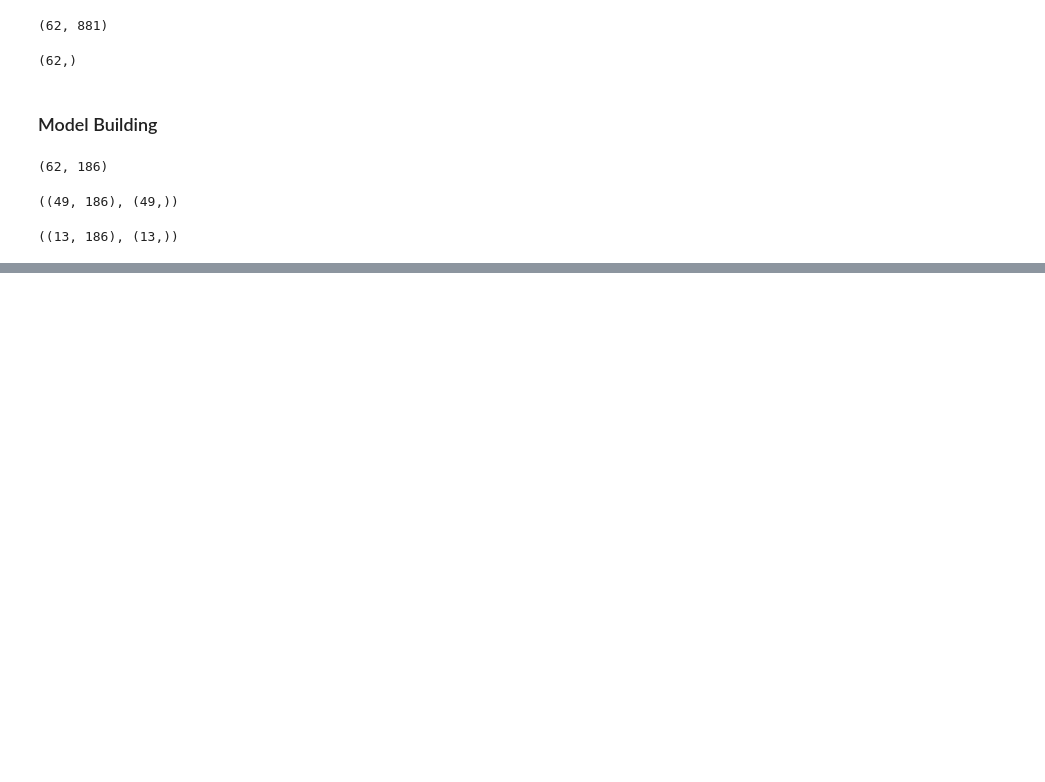
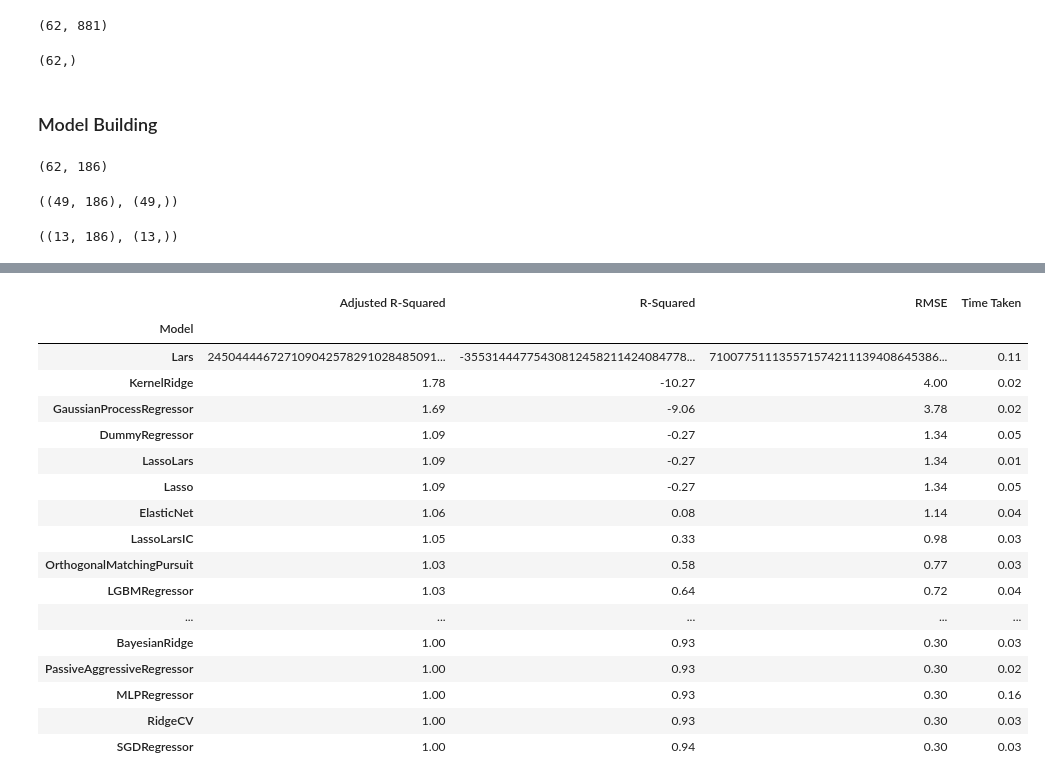
Before and after one commit to galib96/drug-discovery-ml, a Jupyter notebook: Bioinformatics_Drug_Discovery_Using_Machine_Learning.ipynb, the cells around one changed output, grey strips where cells are left out. Saved outputs shown, nothing was run; the diff lists cells and outputs as text; code cells hidden in the pictures; blank space fills up the shorter version.

```diff
--- a/Bioinformatics_Drug_Discovery_Using_Machine_Learning.ipynb
+++ b/Bioinformatics_Drug_Discovery_Using_Machine_Learning.ipynb
@@ -540,0 +550,26 @@ x_test.shape, y_test.shape
+# %%
+from lazypredict.Supervised import LazyRegressor
+
+clf = LazyRegressor(verbose=0, ignore_warnings=True, custom_metric=None)
+train, test = clf.fit(x_train, x_test, y_train, y_test)
+# %%
+train
+# %% [output]
+|  | Adjusted R-Squared | R-Squared | RMSE | Time Taken |
+| Model |  |  |  |  |
+| Lars | 245044446727109042578291028485091... | -35531444775430812458211424084778... | 710077511135571574211139408645386... | 0.11 |
+| KernelRidge | 1.78 | -10.27 | 4.00 | 0.02 |
+| GaussianProcessRegressor | 1.69 | -9.06 | 3.78 | 0.02 |
+| DummyRegressor | 1.09 | -0.27 | 1.34 | 0.05 |
+| LassoLars | 1.09 | -0.27 | 1.34 | 0.01 |
+| Lasso | 1.09 | -0.27 | 1.34 | 0.05 |
+| ElasticNet | 1.06 | 0.08 | 1.14 | 0.04 |
+| LassoLarsIC | 1.05 | 0.33 | 0.98 | 0.03 |
+| OrthogonalMatchingPursuit | 1.03 | 0.58 | 0.77 | 0.03 |
+| LGBMRegressor | 1.03 | 0.64 | 0.72 | 0.04 |
+| ... | ... | ... | ... | ... |
+| BayesianRidge | 1.00 | 0.93 | 0.30 | 0.03 |
+| PassiveAggressiveRegressor | 1.00 | 0.93 | 0.30 | 0.02 |
+| MLPRegressor | 1.00 | 0.93 | 0.30 | 0.16 |
+| RidgeCV | 1.00 | 0.93 | 0.30 | 0.03 |
+| SGDRegressor | 1.00 | 0.94 | 0.30 | 0.03 |
```
Also changed, not shown: parts of 23 cells of this notebook.
